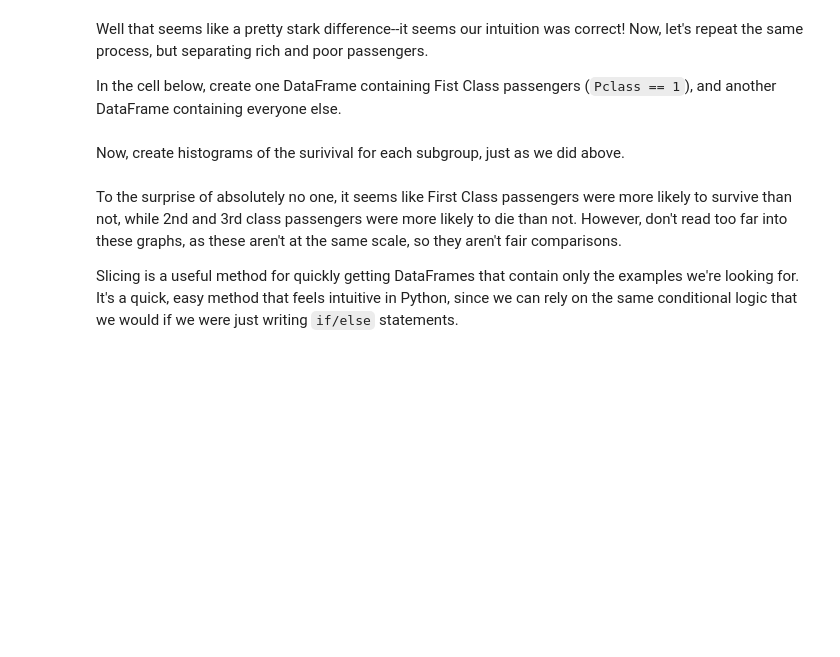
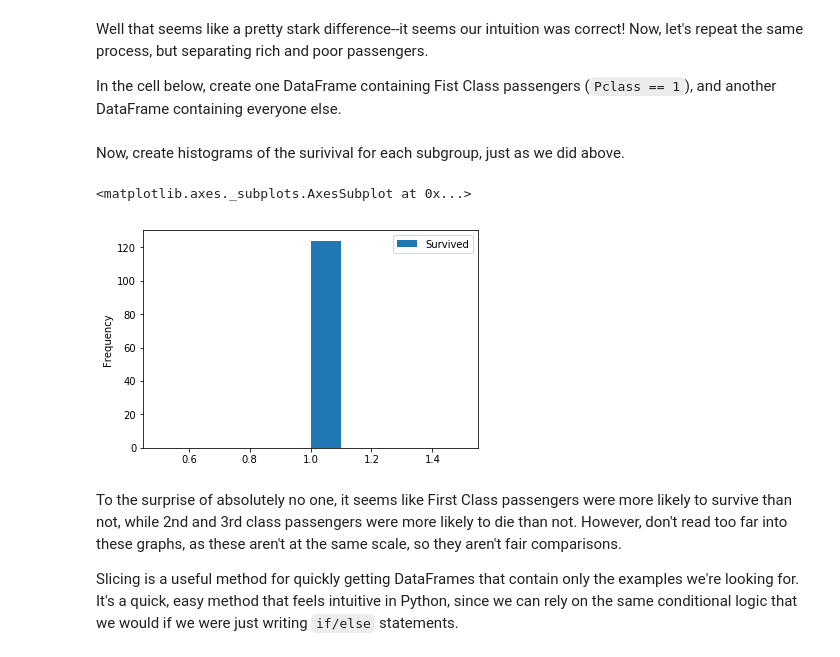
Before and after one commit to Patmbautista/dsc-0-05-16-sql-with-pandas-online-ds-pt-100118, a Jupyter notebook: index.ipynb, the cells around one changed output. Drawn from its saved outputs; the diff is of its cells as text; code cells hidden in the pictures; blank space fills up the shorter version.

```diff
--- a/index.ipynb
+++ b/index.ipynb
@@ -140,6 +140,14 @@ first_class_df = df[(df['Pclass']=='1')]
 second_third_class_df = df[(df['Pclass']=='2') | (df['Pclass']=='3')]
 # %% [markdown]
 Now, create histograms of the surivival for each subgroup, just as we did above.
+# %%
+first_class_survivors = first_class_df.loc[first_class_df['Survived']==1]
+first_class_survivors_df = first_class_survivors.loc[:,['Survived']]
+first_class_survivors_df.head()
+first_class_survivors_df.plot(kind ='hist')
+# %% [output]
+<matplotlib.axes._subplots.AxesSubplot at 0x...>
+[figure, added]
 # %% [markdown]
 To the surprise of absolutely no one, it seems like First Class passengers were more likely to survive than not, while 2nd and 3rd class passengers were more likely to die than not.  However, don't read too far into these graphs, as these aren't at the same scale, so they aren't fair comparisons.
 
```
